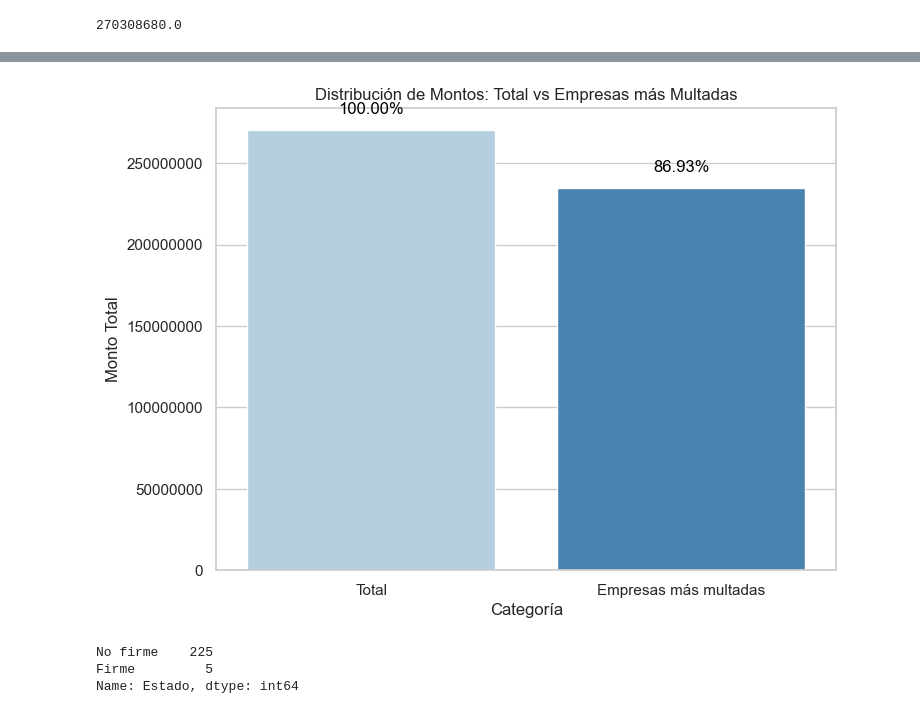
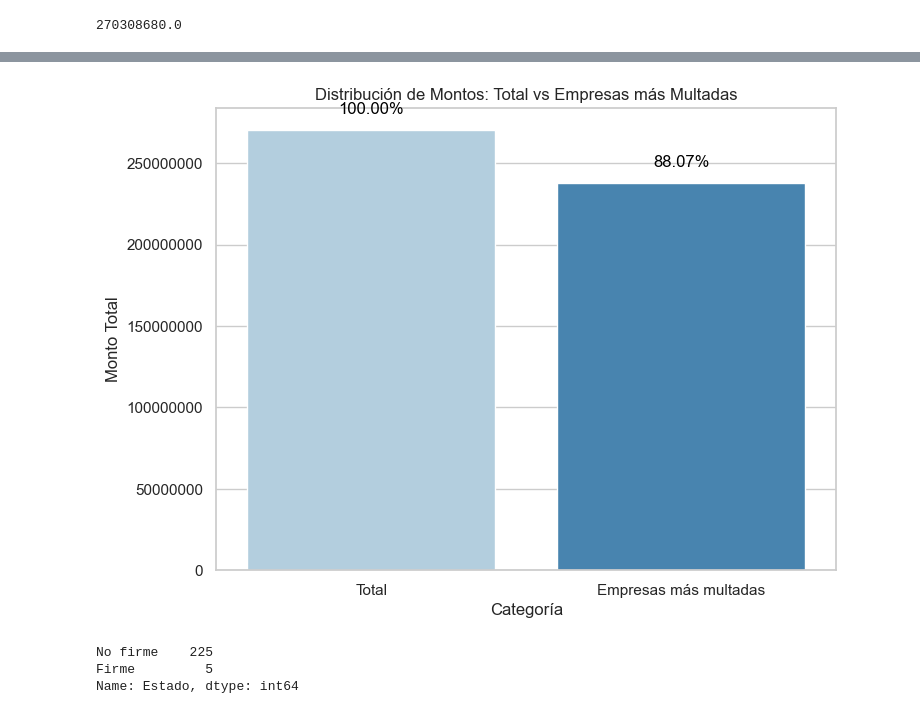
Before and after one commit to gomezgaston/Data_Compliance_Analysis, a Jupyter notebook: EDA.ipynb, the cells around one changed output, grey strips where cells are left out. Drawn from its saved outputs; the diff is of its cells as text; code cells hidden in the pictures.

```diff
--- a/EDA.ipynb
+++ b/EDA.ipynb
@@ -292,34 +293,34 @@ empresas_mas_multadas["Monto"].sum()
 # %%
 import matplotlib.cm as cm
 
 # Datos
 total_monto = 270308680.0
-monto_empresas_mas_multadas = 234983300.0
+monto_empresas_mas_multadas = 238068300.0
 
 # Etiquetas y valores
 etiquetas = ['Total', 'Empresas más multadas']
 valores = [total_monto, monto_empresas_mas_multadas]
 
 # Crear un gráfico de barras con Seaborn
 sns.set(style="whitegrid")
 plt.figure(figsize=(8, 6))
 ax = sns.barplot(x=etiquetas, y=valores, hue=etiquetas, palette="Blues")
 
 # Agregar etiquetas y título
 plt.ticklabel_format(style='plain', axis='y')
 
 plt.xlabel('Categoría')
 plt.ylabel('Monto Total')
 plt.title('Distribución de Montos: Total vs Empresas más Multadas')
 
 # Mostrar el porcentaje en las barras
 for i, v in enumerate(valores):
     ax.text(i, v + 10000000, f'{(v / total_monto) * 100:.2f}%', color='black', ha='center')
 
 # Mostrar el gráfico
 plt.show()
 # %% [output]
-[figure, old version]
+[figure, new version]
 # %%
 df_arg["Estado"].value_counts()
 # %% [output]
```
Also changed, not shown: parts of 3 cells of this notebook, 6 other files.
